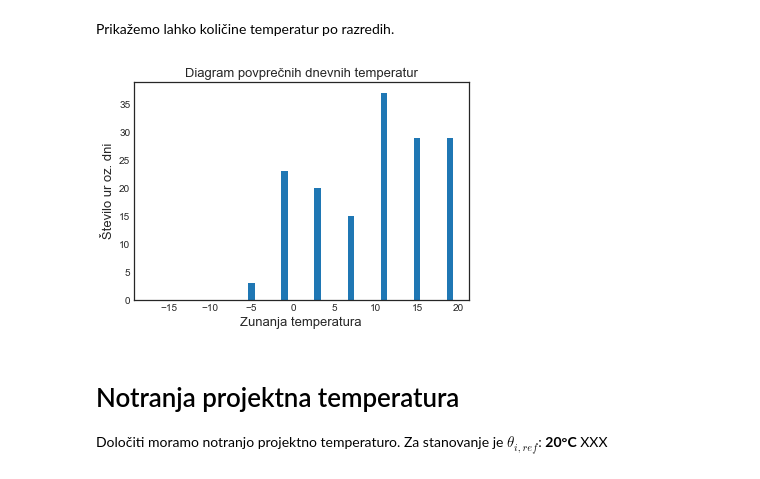
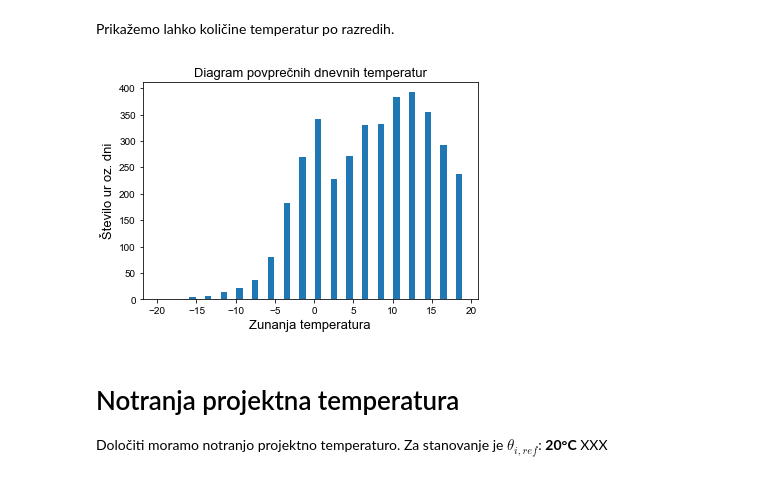
Before and after one commit to ezvr/TC, a Jupyter notebook: Poročilo.ipynb, the cells around one changed output. Saved outputs shown, nothing was run; the diff lists cells and outputs as text; code cells hidden in the pictures.

```diff
--- a/Poročilo.ipynb
+++ b/Poročilo.ipynb
@@ -27,4 +27,5 @@ Uporabimo le prve štiri,
 # %%
 import zModel
 # %%
-razredi = list(map(lambda x: ( x, x+2 ) , list(range(-18,20,4))))
+razredi = list(map(lambda x: ( x, x+1 ) , list(range(-20,20,2))))
+razredi
@@ -33,22 +55,22 @@ Prikažemo lahko količine temperatur po razredih.
 # %%
 def displayTemperatureByTime():
     # Get the data
-    data = zModel.temperaturesByTime(razredi,'meteorological_year_ljubljana.csv')
+    data = zModel.temperaturesByTime(razredi,'meteorological_year_letalisce-jp-ljubljana-1.csv',method='hourly')
     x = list(map(lambda x: x[0], data))
     y = list(map(lambda x: x[1], data))
     # Create bars
     plt.bar(x, y)
     # Add axis titles
     plt.xlabel('Zunanja temperatura', fontsize='13', horizontalalignment='center')
     plt.ylabel('Število ur oz. dni', fontsize='13', horizontalalignment='center')
     plt.title('Diagram povprečnih dnevnih temperatur', fontsize='13')
     # Add design
     plt.style.use('seaborn-white')
     # Show graphic
     plt.show()
 displayTemperatureByTime()
 # %% [output]
-[figure, old version]
+[figure, new version]
 # %% [markdown]
 # Notranja projektna temperatura
 
```
Also changed, not shown: parts of 40 cells of this notebook, 4 other files.
